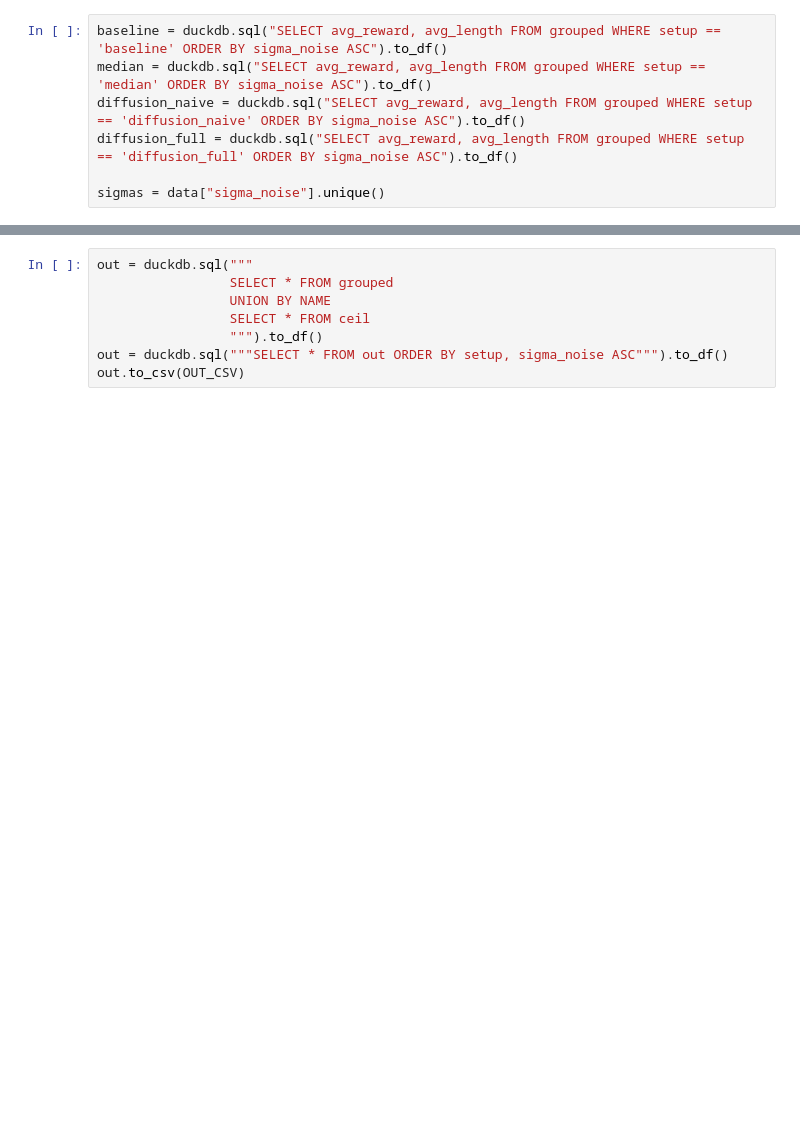
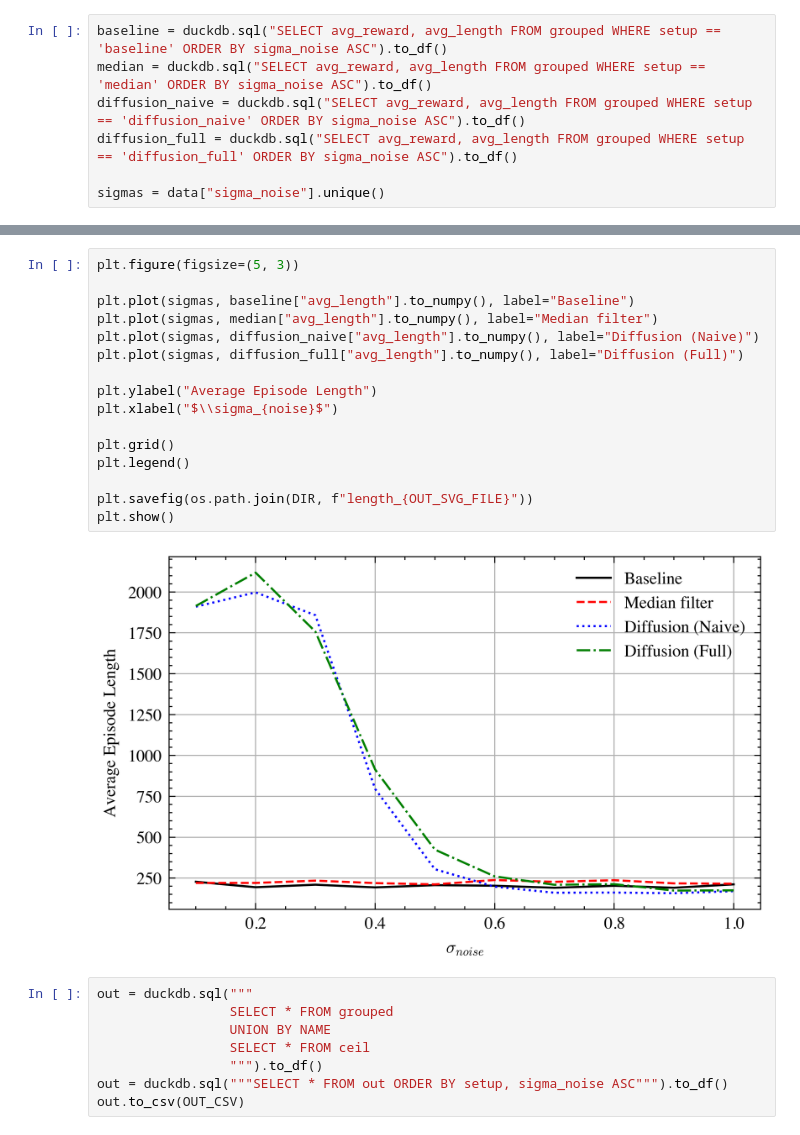
Before and after one commit to D21W12/Diffusion-Deep-Reinforcement-Learning, a Jupyter notebook: notebooks/results/reinforcement_learning.ipynb, the cells around one changed output, grey strips where cells are left out. Saved outputs shown, nothing was run; the diff lists cells and outputs as text; blank space fills up the shorter version.

```diff
--- a/notebooks/results/reinforcement_learning.ipynb
+++ b/notebooks/results/reinforcement_learning.ipynb
@@ -100,3 +66,21 @@ findfont: Generic family 'serif' not found because none of the following familie
+# %%
+plt.figure(figsize=(5, 3))
+
+plt.plot(sigmas, baseline["avg_length"].to_numpy(), label="Baseline")
+plt.plot(sigmas, median["avg_length"].to_numpy(), label="Median filter")
+plt.plot(sigmas, diffusion_naive["avg_length"].to_numpy(), label="Diffusion (Naive)")
+plt.plot(sigmas, diffusion_full["avg_length"].to_numpy(), label="Diffusion (Full)")
+
+plt.ylabel("Average Episode Length")
+plt.xlabel("$\\sigma_{noise}$")
+
+plt.grid()
+plt.legend()
+
+plt.savefig(os.path.join(DIR, f"length_{OUT_SVG_FILE}"))
+plt.show()
+# %% [output]
+[figure, added]
 # %%
 out = duckdb.sql("""
                  SELECT * FROM grouped
```
Also changed, not shown: parts of 3 cells of this notebook, 1 other file.
